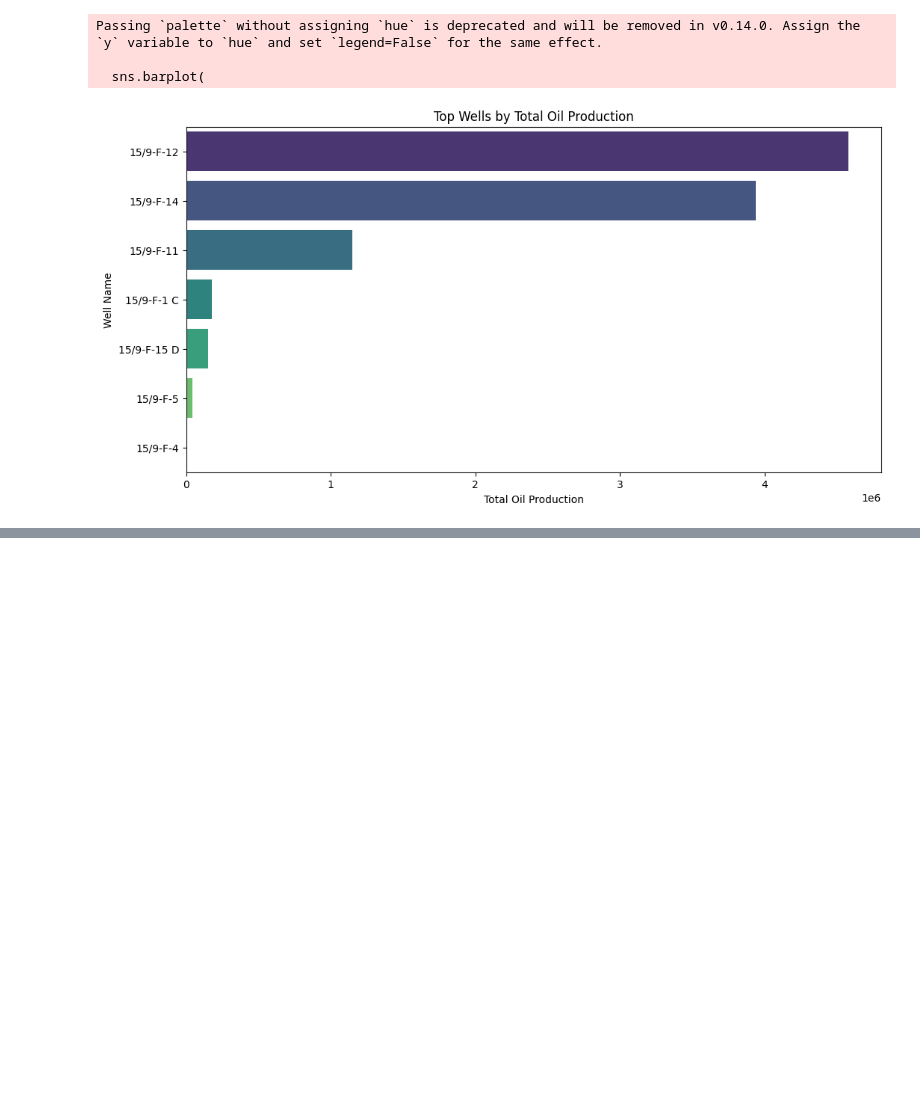
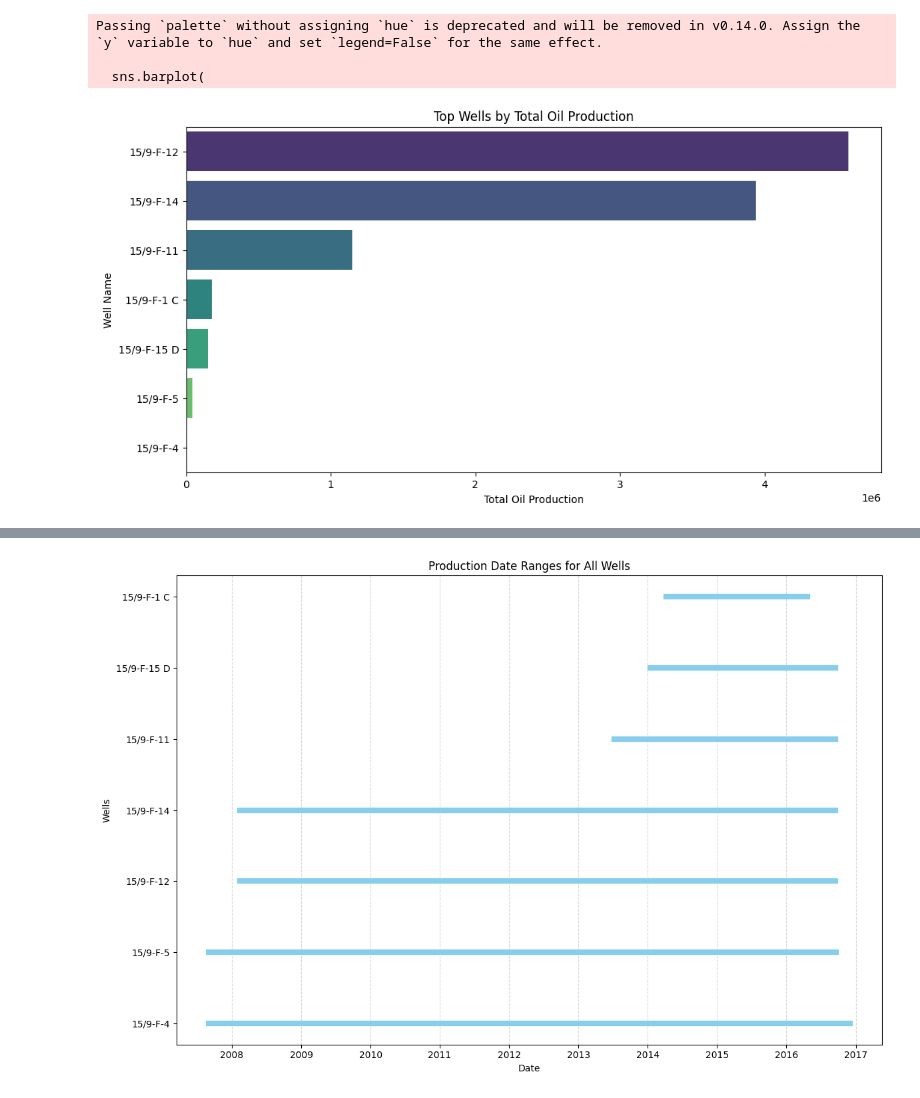
Before and after one commit to Anmol1301/Production-Forecasting, a Jupyter notebook: data_exploration.ipynb, the cells around one changed output, grey strips where cells are left out. Saved outputs shown, nothing was run; the diff lists cells and outputs as text; code cells hidden in the pictures; blank space fills up the shorter version.

```diff
--- a/data_exploration.ipynb
+++ b/data_exploration.ipynb
@@ -165,0 +274,23 @@ well_data[features_cols] = well_data[features_cols].fillna(0)
+# %%
+import matplotlib.pyplot as plt
+
+# 1️⃣ Get min and max date for each well
+well_ranges = daily_df.groupby("NPD_WELL_BORE_NAME")["DATEPRD"].agg(["min","max"]).reset_index()
+
+# 2️⃣ Sort wells by start date
+well_ranges = well_ranges.sort_values("min")
+
+# 3️⃣ Plot timeline
+plt.figure(figsize=(12,8))
+for i, row in enumerate(well_ranges.itertuples()):
+    plt.plot([row.min, row.max], [i, i], color='skyblue', linewidth=6)
+
+plt.yticks(range(len(well_ranges)), well_ranges["NPD_WELL_BORE_NAME"])
+plt.xlabel("Date")
+plt.ylabel("Wells")
+plt.title("Production Date Ranges for All Wells")
+plt.grid(axis='x', linestyle='--', alpha=0.5)
+plt.tight_layout()
+plt.show()
+# %% [output]
+[figure, added]
```
Also changed, not shown: parts of 6 cells of this notebook.
